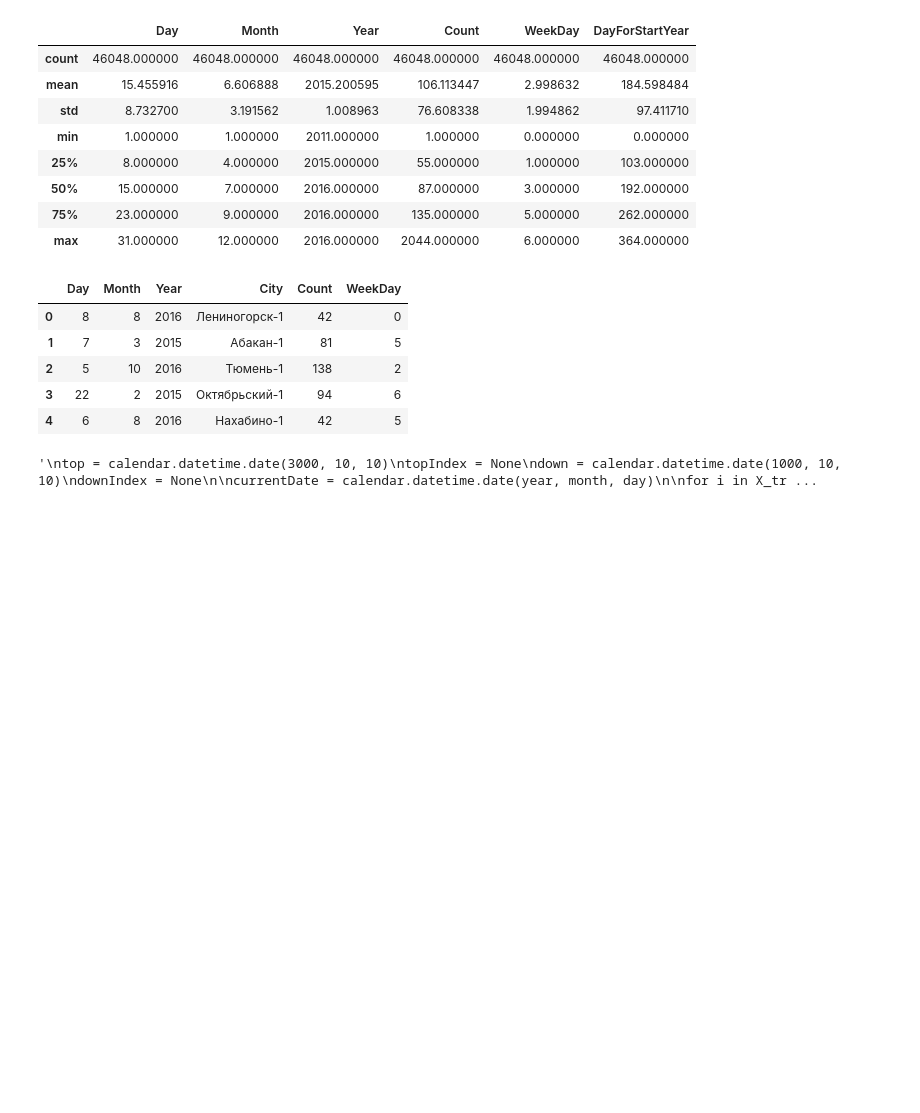
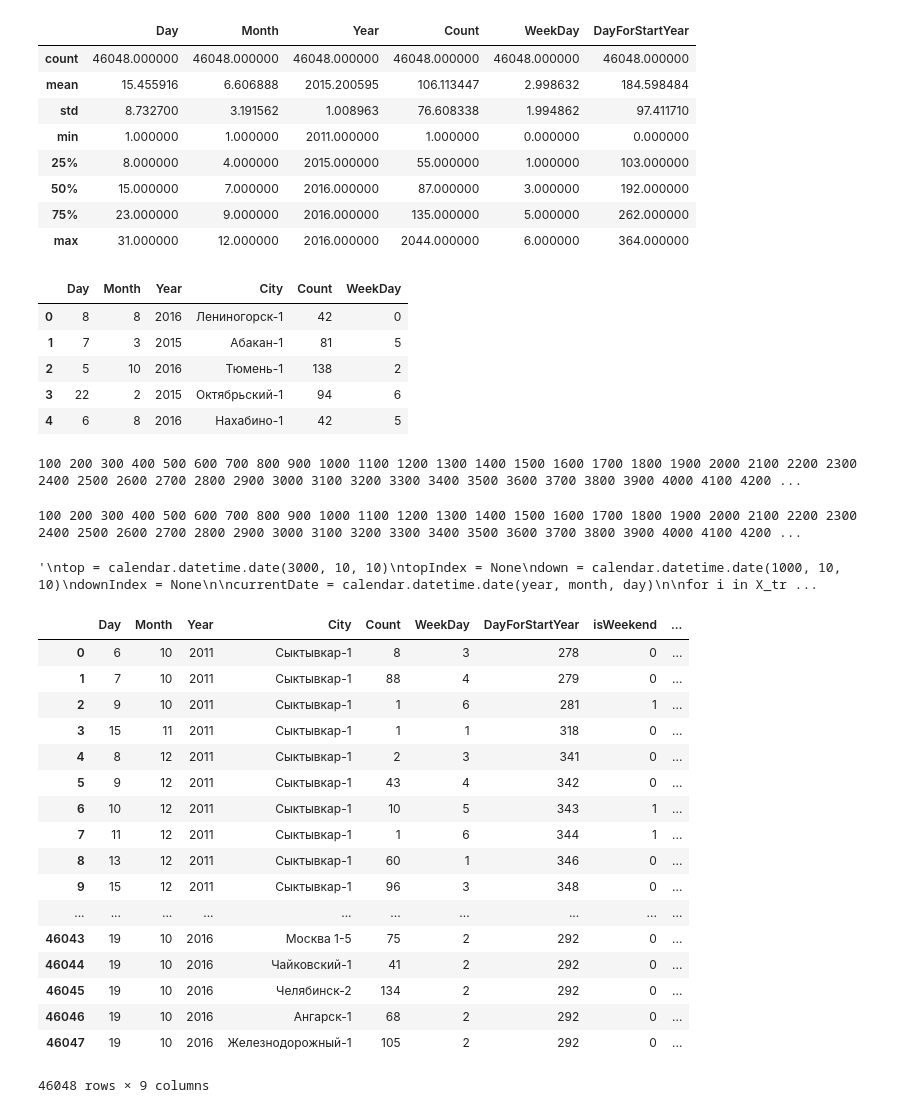
Before and after one commit to laol777/dodo, a Jupyter notebook: preprocessing.ipynb, the cells around one changed output. Saved outputs shown, nothing was run; the diff lists cells and outputs as text; code cells hidden in the pictures; blank space fills up the shorter version.

Commit message:
sort train and test by time

```diff
--- a/preprocessing.ipynb
+++ b/preprocessing.ipynb
@@ -71,6 +71,28 @@ train.head()
 cityDescribe = pd.DataFrame()
 cityDescribe["name"] = train.City.unique()
 cityDescribe["population"] = range(len(train.City.unique()))
+# %%
+trainNew = train.copy()
+i = 0
+for j in train.DayForStartTrainPeriod.sort_values().index:
+    trainNew.loc[i] = train.loc[j]
+    i += 1
+    if ((i % 100) == 0):
+        print i,
+trainNew.to_csv("train.csv", index=None)
+# %% [output]
+100 200 300 400 500 600 700 800 900 1000 1100 1200 1300 1400 1500 1600 1700 1800 1900 2000 2100 2200 2300 2400 2500 2600 2700 2800 2900 3000 3100 3200 3300 3400 3500 3600 3700 3800 3900 4000 4100 4200 ...
+# %%
+testNew = test.copy()
+i = 0
+for j in test.DayForStartTrainPeriod.sort_values().index:
+    testNew.loc[i] = test.loc[j]
+    i += 1
+    if ((i % 100) == 0):
+        print i,
+testNew.to_csv("test.csv", index=None)
+# %% [output]
+100 200 300 400 500 600 700 800 900 1000 1100 1200 1300 1400 1500 1600 1700 1800 1900 2000 2100 2200 2300 2400 2500 2600 2700 2800 2900 3000 3100 3200 3300 3400 3500 3600 3700 3800 3900 4000 4100 4200 ...
 # %%
 '''
 top = calendar.datetime.date(3000, 10, 10)
@@ -158,6 +180,27 @@ res = DayForStartTrainPeriod(train)
 train["DayForStartTrainPeriod"] = pd.Series(res)
 res = DayForStartTrainPeriod(test)
 test["DayForStartTrainPeriod"] = pd.Series(res)
+# %%
+train
+# %% [output]
+|  | Day | Month | Year | City | Count | WeekDay | DayForStartYear | isWeekend | ... |
+| 0 | 6 | 10 | 2011 | Сыктывкар-1 | 8 | 3 | 278 | 0 | ... |
+| 1 | 7 | 10 | 2011 | Сыктывкар-1 | 88 | 4 | 279 | 0 | ... |
+| 2 | 9 | 10 | 2011 | Сыктывкар-1 | 1 | 6 | 281 | 1 | ... |
+| 3 | 15 | 11 | 2011 | Сыктывкар-1 | 1 | 1 | 318 | 0 | ... |
+| 4 | 8 | 12 | 2011 | Сыктывкар-1 | 2 | 3 | 341 | 0 | ... |
+| 5 | 9 | 12 | 2011 | Сыктывкар-1 | 43 | 4 | 342 | 0 | ... |
+| 6 | 10 | 12 | 2011 | Сыктывкар-1 | 10 | 5 | 343 | 1 | ... |
+| 7 | 11 | 12 | 2011 | Сыктывкар-1 | 1 | 6 | 344 | 1 | ... |
+| 8 | 13 | 12 | 2011 | Сыктывкар-1 | 60 | 1 | 346 | 0 | ... |
+| 9 | 15 | 12 | 2011 | Сыктывкар-1 | 96 | 3 | 348 | 0 | ... |
+| ... | ... | ... | ... | ... | ... | ... | ... | ... | ... |
+| 46043 | 19 | 10 | 2016 | Москва 1-5 | 75 | 2 | 292 | 0 | ... |
+| 46044 | 19 | 10 | 2016 | Чайковский-1 | 41 | 2 | 292 | 0 | ... |
+| 46045 | 19 | 10 | 2016 | Челябинск-2 | 134 | 2 | 292 | 0 | ... |
+| 46046 | 19 | 10 | 2016 | Ангарск-1 | 68 | 2 | 292 | 0 | ... |
+| 46047 | 19 | 10 | 2016 | Железнодорожный-1 | 105 | 2 | 292 | 0 | ... |
+46048 rows × 9 columns
 # %%
 train.to_csv("train.csv", index=None)
 test.to_csv("test.csv", index=None)
```
Also changed, not shown: 10 other files.
